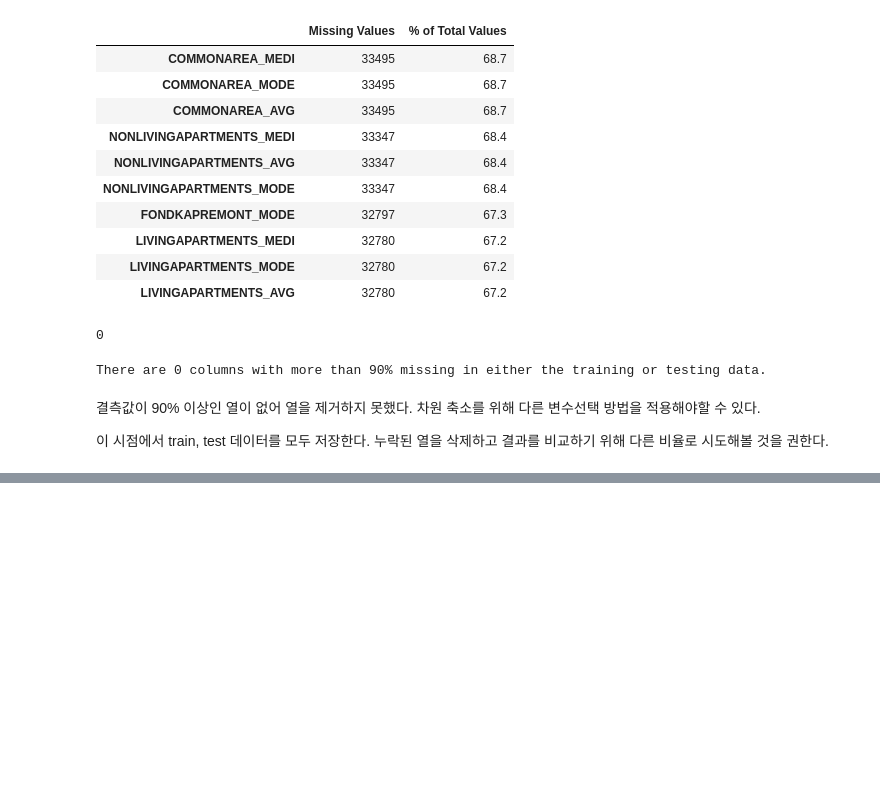
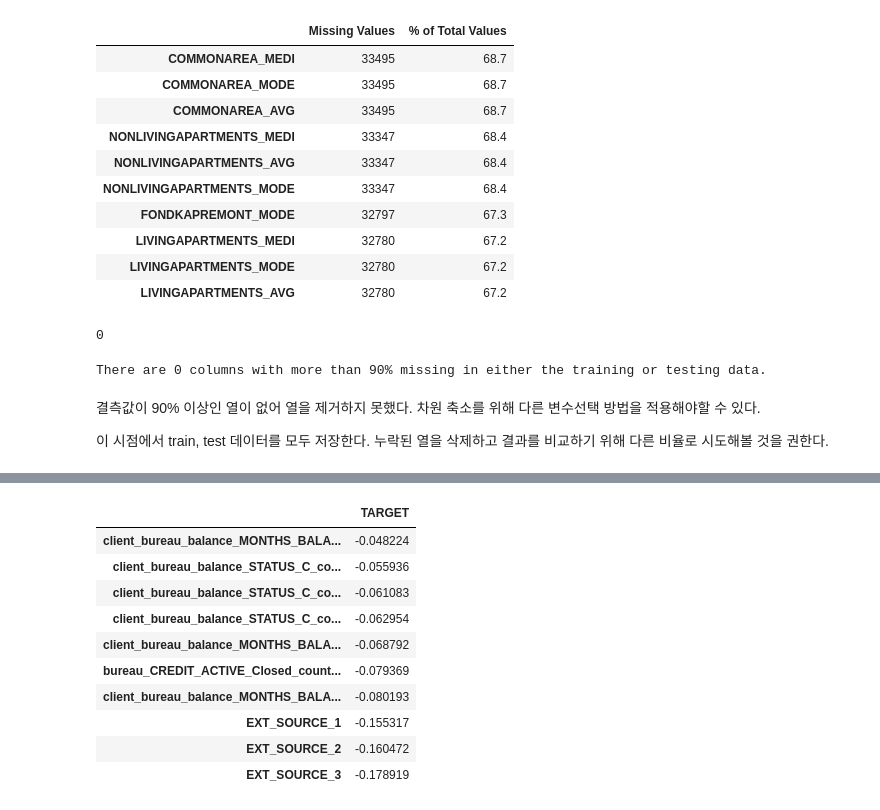
Before and after one commit to Haebuk/kagglestudy, a Jupyter notebook: Home credit competition/home_2_시온.ipynb, the cells around one changed output, grey strips where cells are left out. Cells and saved outputs as stored; diff of their text form; code cells hidden in the pictures; blank space fills up the shorter version.

```diff
--- a/Home credit competition/home_2_시온.ipynb
+++ b/Home credit competition/home_2_시온.ipynb
@@ -748,0 +771,15 @@ test.to_csv('test_bureau_raw.csv', index = False)
+# %%
+# 음의 상관관계 큰 것 10개
+pd.DataFrame(corrs['TARGET'].dropna().tail(10))
+# %% [output]
+|  | TARGET |
+| client_bureau_balance_MONTHS_BALA... | -0.048224 |
+| client_bureau_balance_STATUS_C_co... | -0.055936 |
+| client_bureau_balance_STATUS_C_co... | -0.061083 |
+| client_bureau_balance_STATUS_C_co... | -0.062954 |
+| client_bureau_balance_MONTHS_BALA... | -0.068792 |
+| bureau_CREDIT_ACTIVE_Closed_count... | -0.079369 |
+| client_bureau_balance_MONTHS_BALA... | -0.080193 |
+| EXT_SOURCE_1 | -0.155317 |
+| EXT_SOURCE_2 | -0.160472 |
+| EXT_SOURCE_3 | -0.178919 |
```
Also changed, not shown: parts of 21 cells of this notebook.
